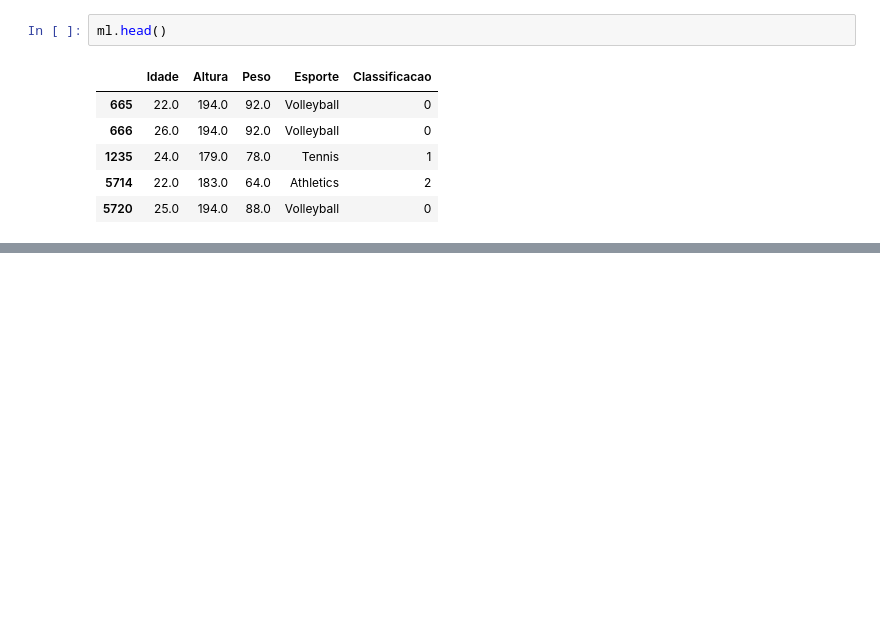
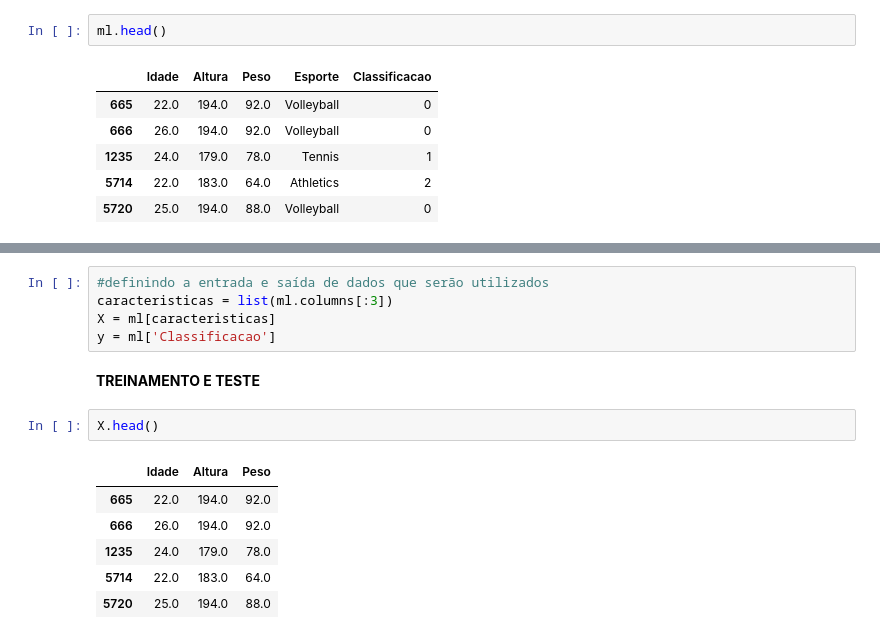
Before and after one commit to rafaelkashira23/Do-ETL-ao-Machine-Learning---120-anos-de-Olimpiadas---Impacta-Tecnologia, a Jupyter notebook: 120_ANOS_OLIMPIADAS.ipynb, the cells around one changed output, grey strips where cells are left out. Cells and saved outputs as stored; diff of their text form; blank space fills up the shorter version.

```diff
--- a/120_ANOS_OLIMPIADAS.ipynb
+++ b/120_ANOS_OLIMPIADAS.ipynb
@@ -383,0 +394,16 @@ ml.head()
+# %%
+#definindo a entrada e saída de dados que serão utilizados
+caracteristicas = list(ml.columns[:3])
+X = ml[caracteristicas]
+y = ml['Classificacao']
+# %% [markdown]
+**TREINAMENTO E TESTE**
+# %%
+X.head()
+# %% [output]
+|  | Idade | Altura | Peso |
+| 665 | 22.0 | 194.0 | 92.0 |
+| 666 | 26.0 | 194.0 | 92.0 |
+| 1235 | 24.0 | 179.0 | 78.0 |
+| 5714 | 22.0 | 183.0 | 64.0 |
+| 5720 | 25.0 | 194.0 | 88.0 |
```
Also changed, not shown: parts of 6 cells of this notebook.
